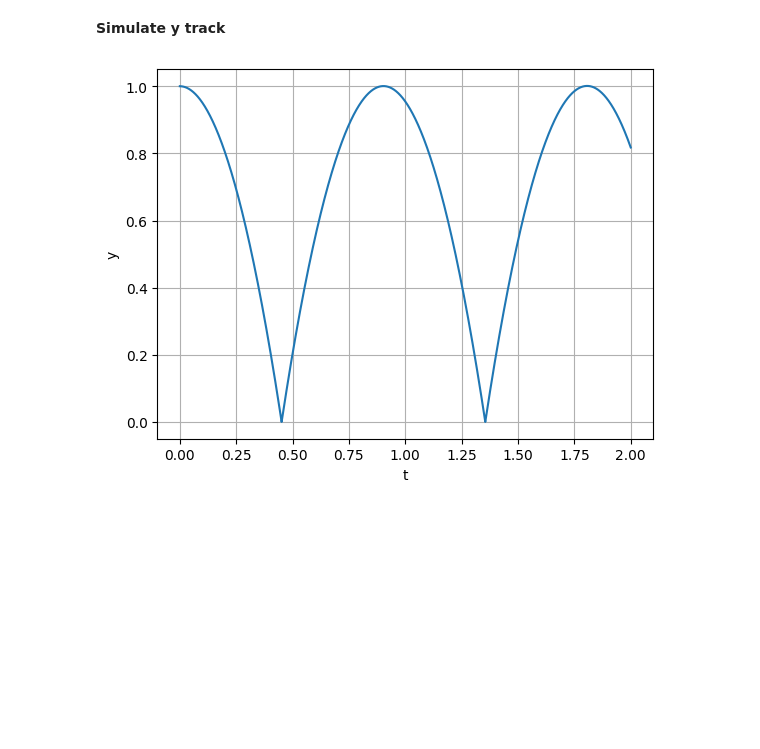
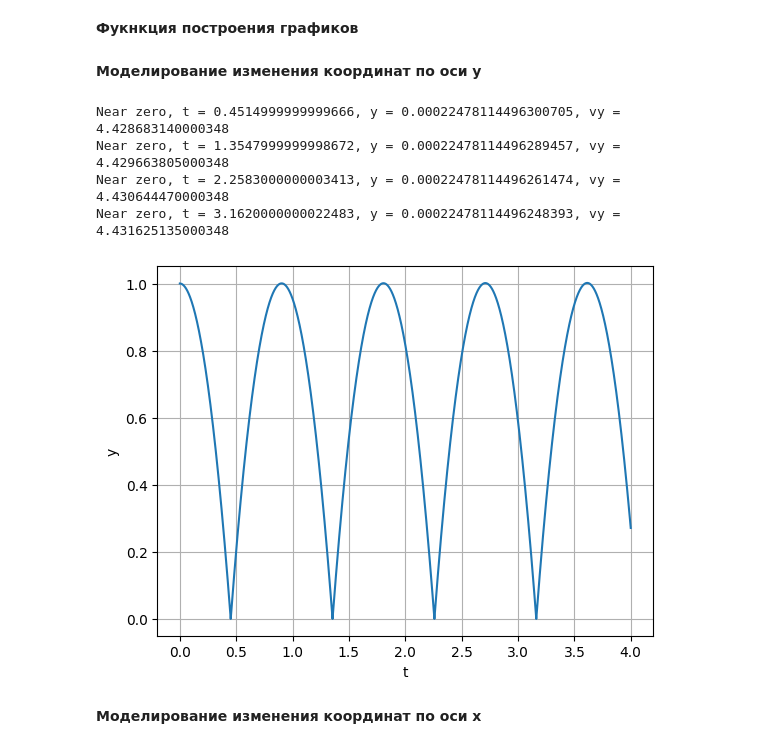
Before and after one commit to GrindelfP/system-modelling, a Jupyter notebook: src/final/pendulum.ipynb, the cells around one changed output. Saved outputs shown, nothing was run; the diff lists cells and outputs as text; code cells hidden in the pictures; blank space fills up the shorter version.

```diff
--- a/src/final/pendulum.ipynb
+++ b/src/final/pendulum.ipynb
@@ -121,8 +92,24 @@ def get_period(nail_is_present: bool) -> float:
+# %% [markdown]
+**Фукнкция построения графиков**
+# %%
+def plot_function(
+        data: tuple[list[float], list[float]],
+        xlabel: str = 'x',
+        ylabel: str = 'y',
+) -> None:
+    Y, T = data
+
+    plt.plot(T, Y)
+    plt.xlabel(xlabel)
+    plt.ylabel(ylabel)
+    plt.grid(True)
+    plt.show()
 # %% [markdown]
-**Simulate y track**
+**Моделирование изменения координат по оси y**
 # %%
-def trace_y(iterations: int) -> tuple[list[float], list[float], float, float]:
+def trace_y(iterations: int) -> tuple[list[float], list[float], float]:
     Y: list[float] = []
+    X: list[float] = []
     T: list[float] = []
     y_current: float = y0
     vy_current: float = 0.0
@@ -134,6 +121,7 @@ def trace_y(iterations: int) -> tuple[list[float], list[float], float, float]:
         T.append(t_current)
         vy_current = get_next_vy(vy_current)
         if y_stoppage_condition(y_current, vy_current):
+            print(f"Near zero, t = {t_current}, y = {y_current}, vy = {vy_current}")
             if flag: T_4 = t_current
             flag = False
             vy_current *= -1
@@ -143,20 +131,17 @@ def trace_y(iterations: int) -> tuple[list[float], list[float], float, float]:
 
 
     return Y, T, T_4
-# %%
-def plot_function(data: tuple[list[float], list[float]]) -> None:
-    Y, T = data
-
-    plt.plot(T, Y)
-    plt.xlabel('t')
-    plt.ylabel('y')
-    plt.grid(True)
-    plt.show()
 # %%
-Y = trace_y(20000)
-plot_function(Y[:2])
+Y_real = trace_y(40000)
+plot_function(Y_real[:2], 't', 'y')
 # %% [output]
+Near zero, t = 0.4514999999999666, y = 0.00022478114496300705, vy = 4.428683140000348
+Near zero, t = 1.3547999999998672, y = 0.00022478114496289457, vy = 4.429663805000348
+Near zero, t = 2.2583000000003413, y = 0.00022478114496261474, vy = 4.430644470000348
+Near zero, t = 3.1620000000022483, y = 0.00022478114496248393, vy = 4.431625135000348
-[figure, old version]
+[figure, new version]
+# %% [markdown]
+**Моделирование изменения координат по оси x**
 # %%
 def trace_x(iterations: int) -> tuple[list[float], list[float]]:
     X: list[float] = []
```
Also changed, not shown: parts of 10 cells of this notebook, 3 other files.
